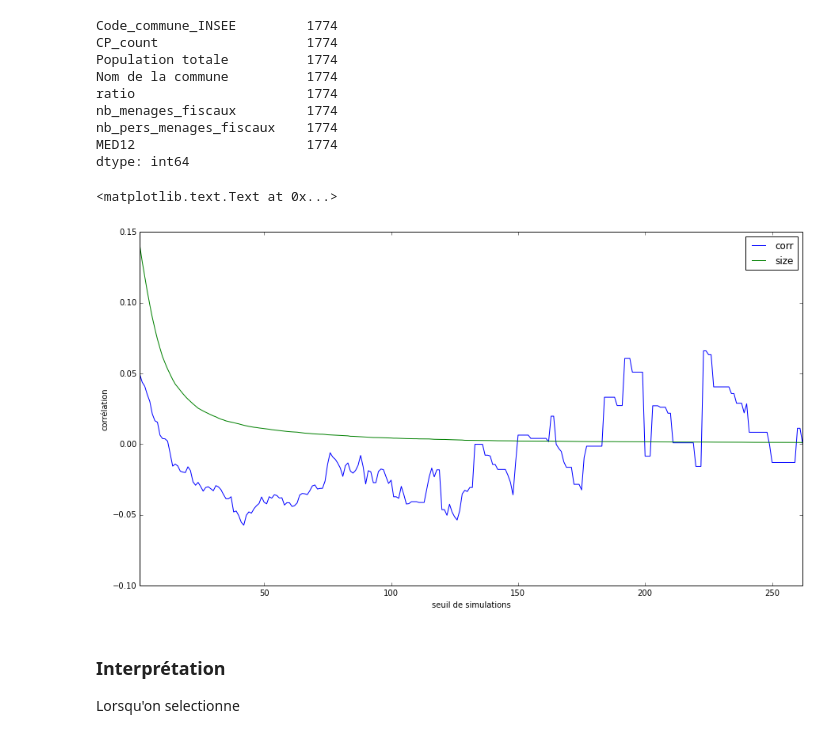
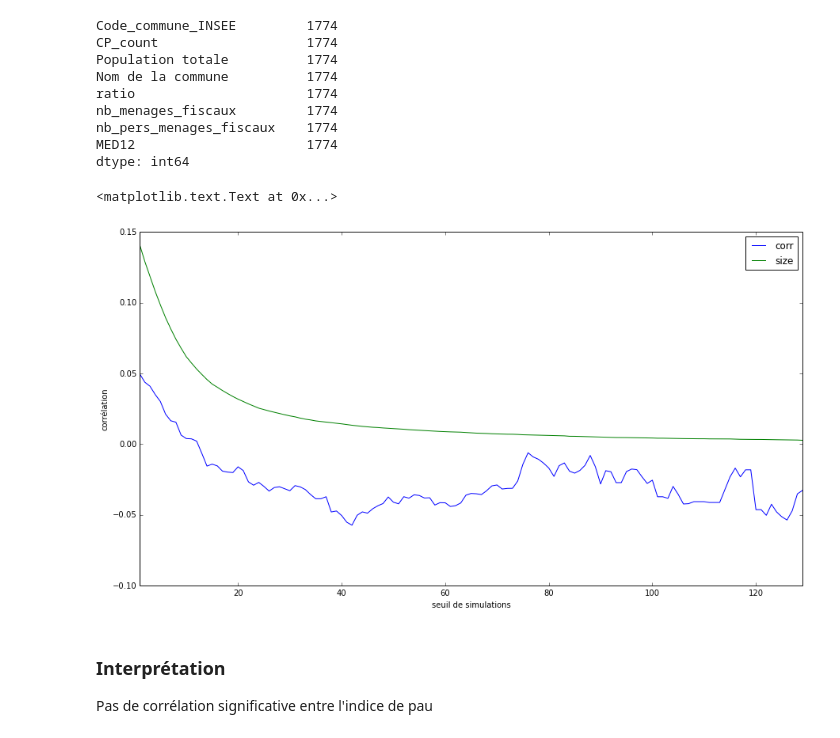
Before and after one commit to betagouv/mes-aides-analytics, a Jupyter notebook: python/plot_CP.ipynb, the cells around one changed output. Drawn from its saved outputs; the diff is of its cells as text; code cells hidden in the pictures.

```diff
--- a/python/plot_CP.ipynb
+++ b/python/plot_CP.ipynb
@@ -270,36 +270,36 @@ dtype: int64
 # %%
 ratio_threshold = np.arange(1, 1000, 1)
 l_corr = []
 l_size = []
 l_thresh = []
-nb_communes = postal_count.shape[0]
+nb_communes = postal_count.shape[0] # nb communes initiales (31k)
 
 for thresh in ratio_threshold:
-    if (nb_communes > 40):
+    if (nb_communes > 100):
         postal_count_thresh = postal_count.loc[postal_count.CP_count >= thresh]
         corr = postal_count_thresh.CP_count.corr(postal_count_thresh.MED12)
         nb_communes = postal_count.loc[postal_count.CP_count >= thresh].shape[0]
         nb_communes_ratio = postal_count.loc[postal_count.CP_count >= thresh].shape[0] / postal_count.shape[0]
         l_corr.append(corr)
         l_size.append(nb_communes_ratio)
         l_thresh.append(thresh)
     else:
         break
 
 df_res = pd.DataFrame()
 df_res['corr'] = l_corr
 df_res['size'] = l_size
 df_res.index = l_thresh
 df_res.plot(figsize=(15, 8))
 plt.xlabel('seuil de simulations')
 plt.ylabel('corrélation')
 #pd.DataFrame(l_size).plot()
 # %% [output]
 <matplotlib.text.Text at 0x...>
-[figure, old version]
+[figure, new version]
 # %%
 %qtconsole
-# %% [markdown]
-### Interprétation
-
-Lorsqu'on selectionne
+# %% [markdown]
+### Interprétation
+
+Pas de corrélation significative entre l'indice de pau
```
